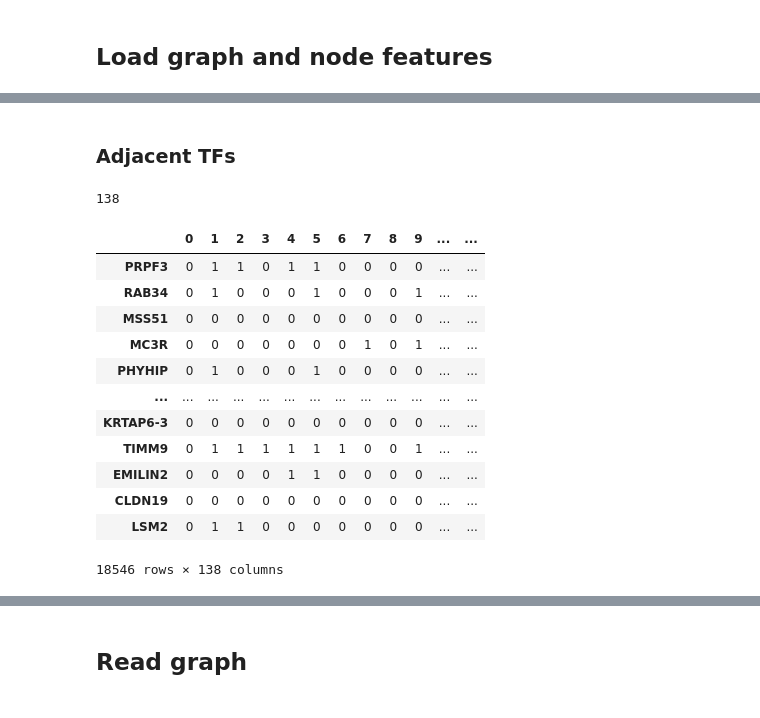
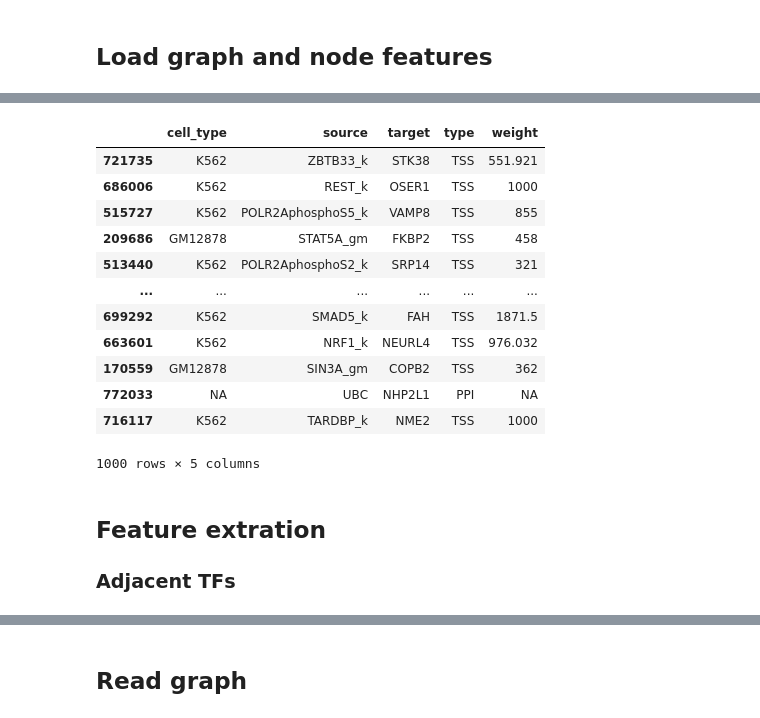
Before and after one commit to guomk/graph_embedding, a Jupyter notebook: script/dgi/joint_HinSAGE.ipynb, the cells around one changed output, grey strips where cells are left out. Drawn from its saved outputs; the diff is of its cells as text; code cells hidden in the pictures.

```diff
--- a/script/dgi/joint_HinSAGE.ipynb
+++ b/script/dgi/joint_HinSAGE.ipynb
@@ -95,11 +78,20 @@ def node2deg(df):
+# %%
+df_test = df.sample(n=1000, random_state=0)
+df_test
+# %% [output]
+|  | cell_type | source | target | type | weight |
+| 721735 | K562 | ZBTB33_k | STK38 | TSS | 551.921 |
+| 686006 | K562 | REST_k | OSER1 | TSS | 1000 |
+| 515727 | K562 | POLR2AphosphoS5_k | VAMP8 | TSS | 855 |
+| 209686 | GM12878 | STAT5A_gm | FKBP2 | TSS | 458 |
+| 513440 | K562 | POLR2AphosphoS2_k | SRP14 | TSS | 321 |
+| ... | ... | ... | ... | ... | ... |
+| 699292 | K562 | SMAD5_k | FAH | TSS | 1871.5 |
+| 663601 | K562 | NRF1_k | NEURL4 | TSS | 976.032 |
+| 170559 | GM12878 | SIN3A_gm | COPB2 | TSS | 362 |
+| 772033 | NA | UBC | NHP2L1 | PPI | NA |
+| 716117 | K562 | TARDBP_k | NME2 | TSS | 1000 |
+1000 rows × 5 columns
 # %% [markdown]
+## Feature extration
 ### Adjacent TFs
-# %%
-common_tf = list(set(pd.read_csv(DATA_FOLDER / 'common_tf.csv')['tf']))
-common_tf_k = [_tf + '_k' for _tf in common_tf]
-common_tf_gm = [_tf + '_gm' for _tf in common_tf]
-common_tf = common_tf_k + common_tf_gm
-common_tf.sort()
-len(common_tf)
-# %% [output]
-138
@@ -124,18 +97,0 @@ features = dict(zip(nodes, map(node2neighbors, nodes)))
-# %%
-len(features)
-feature_df = pd.DataFrame.from_dict(features, orient='index')
-feature_df
-# %% [output]
-|  | 0 | 1 | 2 | 3 | 4 | 5 | 6 | 7 | 8 | 9 | ... | ... |
-| PRPF3 | 0 | 1 | 1 | 0 | 1 | 1 | 0 | 0 | 0 | 0 | ... | ... |
-| RAB34 | 0 | 1 | 0 | 0 | 0 | 1 | 0 | 0 | 0 | 1 | ... | ... |
-| MSS51 | 0 | 0 | 0 | 0 | 0 | 0 | 0 | 0 | 0 | 0 | ... | ... |
-| MC3R | 0 | 0 | 0 | 0 | 0 | 0 | 0 | 1 | 0 | 1 | ... | ... |
-| PHYHIP | 0 | 1 | 0 | 0 | 0 | 1 | 0 | 0 | 0 | 0 | ... | ... |
-| ... | ... | ... | ... | ... | ... | ... | ... | ... | ... | ... | ... | ... |
-| KRTAP6-3 | 0 | 0 | 0 | 0 | 0 | 0 | 0 | 0 | 0 | 0 | ... | ... |
-| TIMM9 | 0 | 1 | 1 | 1 | 1 | 1 | 1 | 0 | 0 | 1 | ... | ... |
-| EMILIN2 | 0 | 0 | 0 | 0 | 1 | 1 | 0 | 0 | 0 | 0 | ... | ... |
-| CLDN19 | 0 | 0 | 0 | 0 | 0 | 0 | 0 | 0 | 0 | 0 | ... | ... |
-| LSM2 | 0 | 1 | 1 | 0 | 0 | 0 | 0 | 0 | 0 | 0 | ... | ... |
-18546 rows × 138 columns
```
Also changed, not shown: parts of 11 cells of this notebook, 5 other files.
